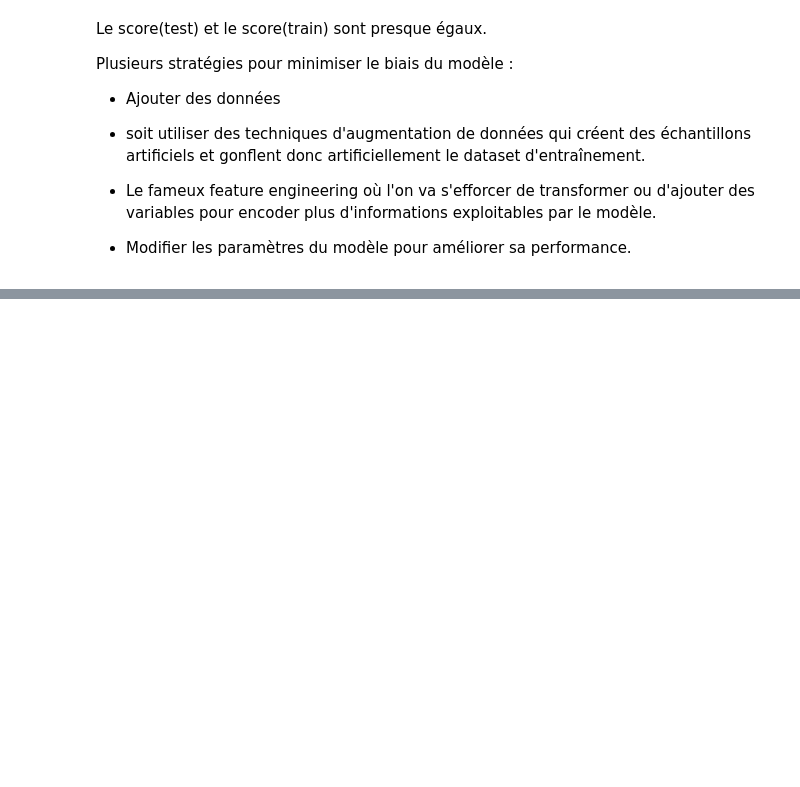
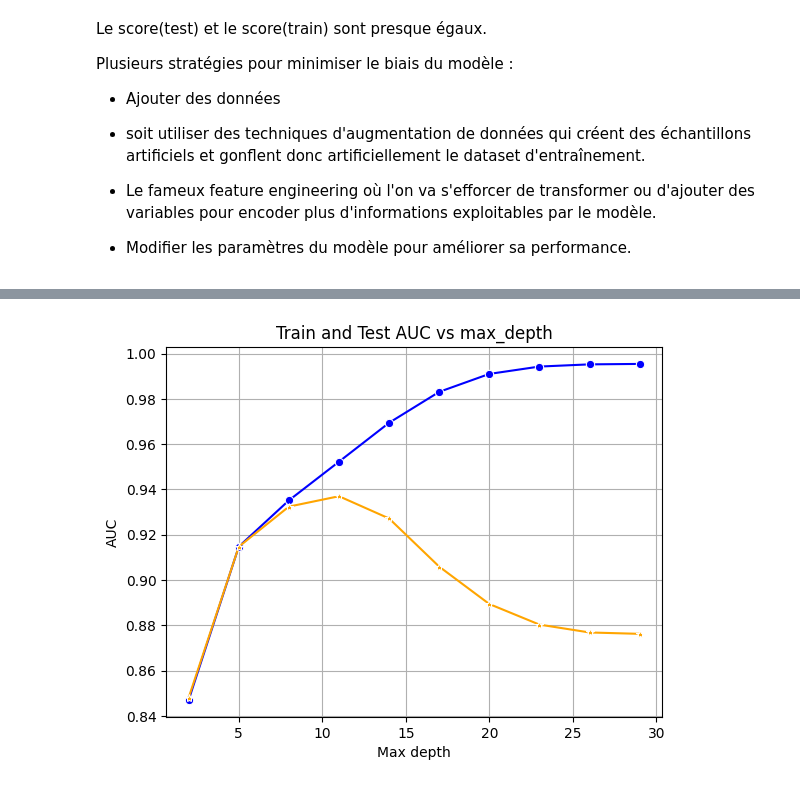
Before and after one commit to Harlequelrah/Learning_data_science, a Jupyter notebook: Learning_data_science/Initier_vous_au_machine_learning/Part4/C1.ipynb, the cells around one changed output, grey strips where cells are left out. Saved outputs shown, nothing was run; the diff lists cells and outputs as text; code cells hidden in the pictures; blank space fills up the shorter version.

```diff
--- a/Learning_data_science/Initier_vous_au_machine_learning/Part4/C1.ipynb
+++ b/Learning_data_science/Initier_vous_au_machine_learning/Part4/C1.ipynb
@@ -153,0 +158,6 @@ Plusieurs stratégies pour minimiser le biais du modèle :
+# %%
+clf = DecisionTreeClassifier(max_depth=None,random_state=808)
+
+clf.fit(X_train,y_train)
+print(f" train : {clf.score(X_train,y_train):.3%}")
+print(f" test : {clf.score(X_test,y_test):.3%}")
@@ -153,0 +170,13 @@ Plusieurs stratégies pour minimiser le biais du modèle :
+# %%
+scores = []
+
+for depth in np.arange(2, 30, 3):
+    clf = DecisionTreeClassifier(max_depth=depth, random_state=808)
+    clf.fit(X_train, y_train)
+    train_auc = roc_auc_score(y_train, clf.predict_proba(X_train), multi_class="ovr")
+    test_auc = roc_auc_score(y_test, clf.predict_proba(X_test), multi_class="ovr")
+
+    scores.append({"max_depth": depth, "train": train_auc, "test": test_auc})
+
+scores = pd.DataFrame(scores)
+scores.head()
@@ -153,0 +190,10 @@ Plusieurs stratégies pour minimiser le biais du modèle :
+# %%
+sns.lineplot(data=scores,x='max_depth',y='train',c='blue',marker='o')
+sns.lineplot(data=scores, x="max_depth", y="test", c="orange", marker="*")
+plt.grid(visible=True)
+plt.title('Train and Test AUC vs max_depth')
+plt.xlabel('Max depth')
+plt.ylabel('AUC')
+plt.show()
+# %% [output]
+[figure, added]
```
Also changed, not shown: parts of 5 cells of this notebook, 2 other files.
